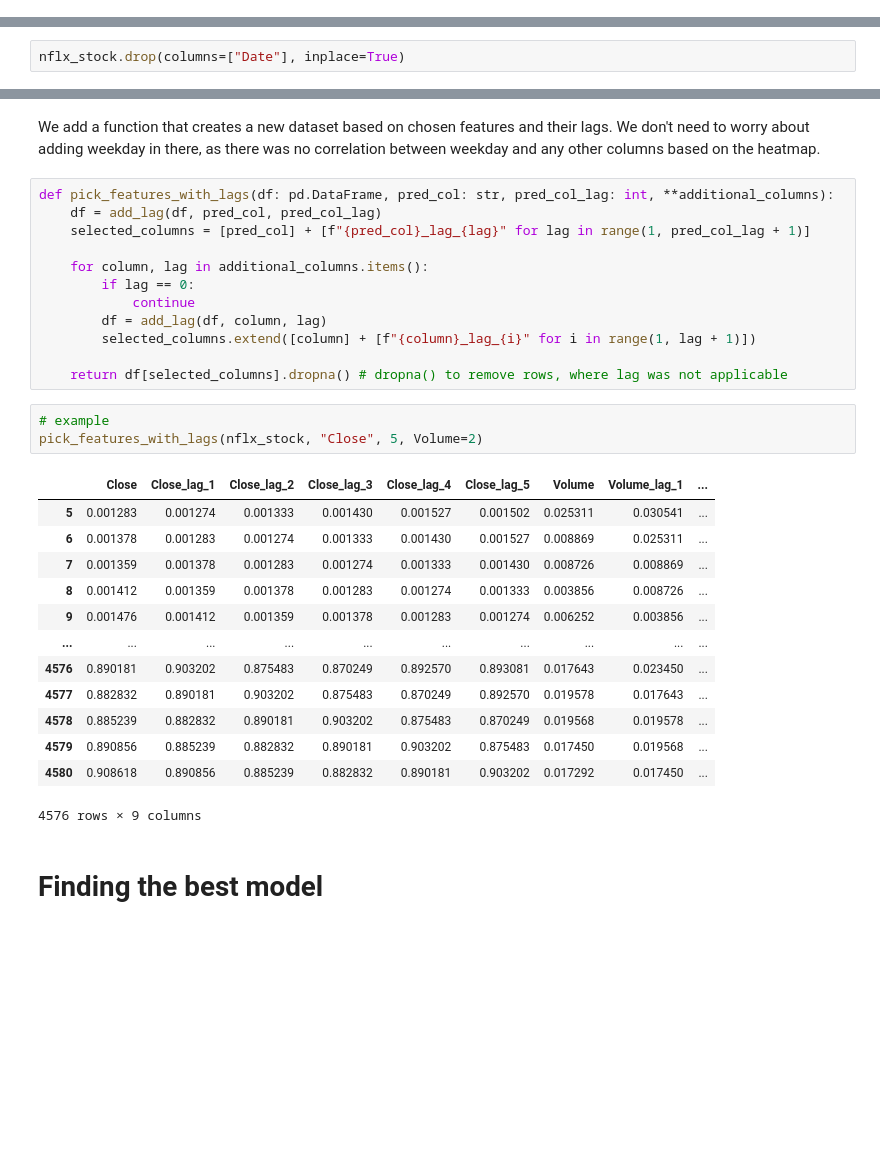
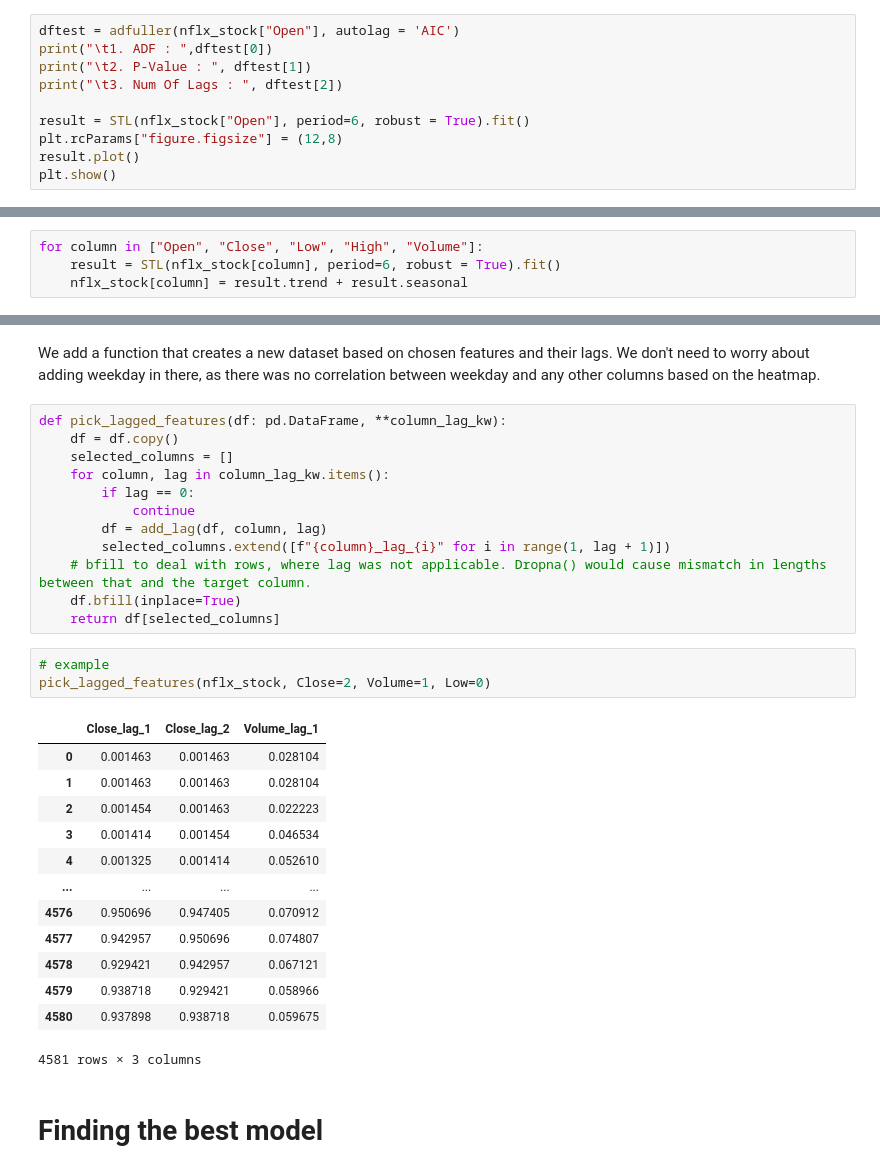
Before and after one commit to MartinH2k3/IAUProject, a Jupyter notebook: forecastM.ipynb, the cells around one changed output, grey strips where cells are left out. Saved outputs shown, nothing was run; the diff lists cells and outputs as text; blank space fills up the shorter version.

```diff
--- a/forecastM.ipynb
+++ b/forecastM.ipynb
@@ -182,0 +203,10 @@ nflx_stock.drop(columns=["Weekday"], inplace=True)
+# %%
+dftest = adfuller(nflx_stock["Open"], autolag = 'AIC')
+print("\t1. ADF : ",dftest[0])
+print("\t2. P-Value : ", dftest[1])
+print("\t3. Num Of Lags : ", dftest[2])
+
+result = STL(nflx_stock["Open"], period=6, robust = True).fit()
+plt.rcParams["figure.figsize"] = (12,8)
+result.plot()
+plt.show()
@@ -183,3 +220,7 @@ nflx_stock.drop(columns=["Weekday"], inplace=True)
+# %%
+for column in ["Open", "Close", "Low", "High", "Volume"]:
+    result = STL(nflx_stock[column], period=6, robust = True).fit()
+    nflx_stock[column] = result.trend + result.seasonal
 # %% [markdown]
 ### Scaling
 We need to scale the data as volume is in a completely different range compared to all the other columns. For that, we will use MinMax scaling as it best suits our needs.
@@ -198,5 +238,3 @@ As we use lag to depict how data changes over time, we can remove the Date colum
-# %%
-nflx_stock.drop(columns=["Date"], inplace=True)
 # %%
 def add_lag(df: pd.DataFrame, column, lag=1):
     for i in range(1, lag+1):
@@ -205,34 +243,34 @@ def add_lag(df: pd.DataFrame, column, lag=1):
 # %% [markdown]
 We add a function that creates a new dataset based on chosen features and their lags. We don't need to worry about adding weekday in there, as there was no correlation between weekday and any other columns based on the heatmap.
 # %%
-def pick_features_with_lags(df: pd.DataFrame, pred_col: str, pred_col_lag: int, **additional_columns):
-    df = add_lag(df, pred_col, pred_col_lag)
-    selected_columns = [pred_col] + [f"{pred_col}_lag_{lag}" for lag in range(1, pred_col_lag + 1)]
-
-    for column, lag in additional_columns.items():
+def pick_lagged_features(df: pd.DataFrame, **column_lag_kw):
+    df = df.copy()
+    selected_columns = []
+    for column, lag in column_lag_kw.items():
         if lag == 0:
             continue
         df = add_lag(df, column, lag)
-        selected_columns.extend([column] + [f"{column}_lag_{i}" for i in range(1, lag + 1)])
-
-    return df[selected_columns].dropna() # dropna() to remove rows, where lag was not applicable
+        selected_columns.extend([f"{column}_lag_{i}" for i in range(1, lag + 1)])
+    # bfill to deal with rows, where lag was not applicable. Dropna() would cause mismatch in lengths between that and the target column.
+    df.bfill(inplace=True)
+    return df[selected_columns]
 # %%
 # example
-pick_features_with_lags(nflx_stock, "Close", 5, Volume=2)
+pick_lagged_features(nflx_stock, Close=2, Volume=1, Low=0)
 # %% [output]
-|  | Close | Close_lag_1 | Close_lag_2 | Close_lag_3 | Close_lag_4 | Close_lag_5 | Volume | Volume_lag_1 | ... |
-| 5 | 0.001283 | 0.001274 | 0.001333 | 0.001430 | 0.001527 | 0.001502 | 0.025311 | 0.030541 | ... |
-| 6 | 0.001378 | 0.001283 | 0.001274 | 0.001333 | 0.001430 | 0.001527 | 0.008869 | 0.025311 | ... |
-| 7 | 0.001359 | 0.001378 | 0.001283 | 0.001274 | 0.001333 | 0.001430 | 0.008726 | 0.008869 | ... |
-| 8 | 0.001412 | 0.001359 | 0.001378 | 0.001283 | 0.001274 | 0.001333 | 0.003856 | 0.008726 | ... |
-| 9 | 0.001476 | 0.001412 | 0.001359 | 0.001378 | 0.001283 | 0.001274 | 0.006252 | 0.003856 | ... |
-| ... | ... | ... | ... | ... | ... | ... | ... | ... | ... |
-| 4576 | 0.890181 | 0.903202 | 0.875483 | 0.870249 | 0.892570 | 0.893081 | 0.017643 | 0.023450 | ... |
-| 4577 | 0.882832 | 0.890181 | 0.903202 | 0.875483 | 0.870249 | 0.892570 | 0.019578 | 0.017643 | ... |
-| 4578 | 0.885239 | 0.882832 | 0.890181 | 0.903202 | 0.875483 | 0.870249 | 0.019568 | 0.019578 | ... |
-| 4579 | 0.890856 | 0.885239 | 0.882832 | 0.890181 | 0.903202 | 0.875483 | 0.017450 | 0.019568 | ... |
-| 4580 | 0.908618 | 0.890856 | 0.885239 | 0.882832 | 0.890181 | 0.903202 | 0.017292 | 0.017450 | ... |
+|  | Close_lag_1 | Close_lag_2 | Volume_lag_1 |
+| 0 | 0.001463 | 0.001463 | 0.028104 |
+| 1 | 0.001463 | 0.001463 | 0.028104 |
+| 2 | 0.001454 | 0.001463 | 0.022223 |
+| 3 | 0.001414 | 0.001454 | 0.046534 |
+| 4 | 0.001325 | 0.001414 | 0.052610 |
+| ... | ... | ... | ... |
+| 4576 | 0.950696 | 0.947405 | 0.070912 |
+| 4577 | 0.942957 | 0.950696 | 0.074807 |
+| 4578 | 0.929421 | 0.942957 | 0.067121 |
+| 4579 | 0.938718 | 0.929421 | 0.058966 |
+| 4580 | 0.937898 | 0.938718 | 0.059675 |
-4576 rows × 9 columns
+4581 rows × 3 columns
 # %% [markdown]
 # Finding the best model
 # %% [markdown]
```
Also changed, not shown: parts of 42 cells of this notebook, 1 other file.
